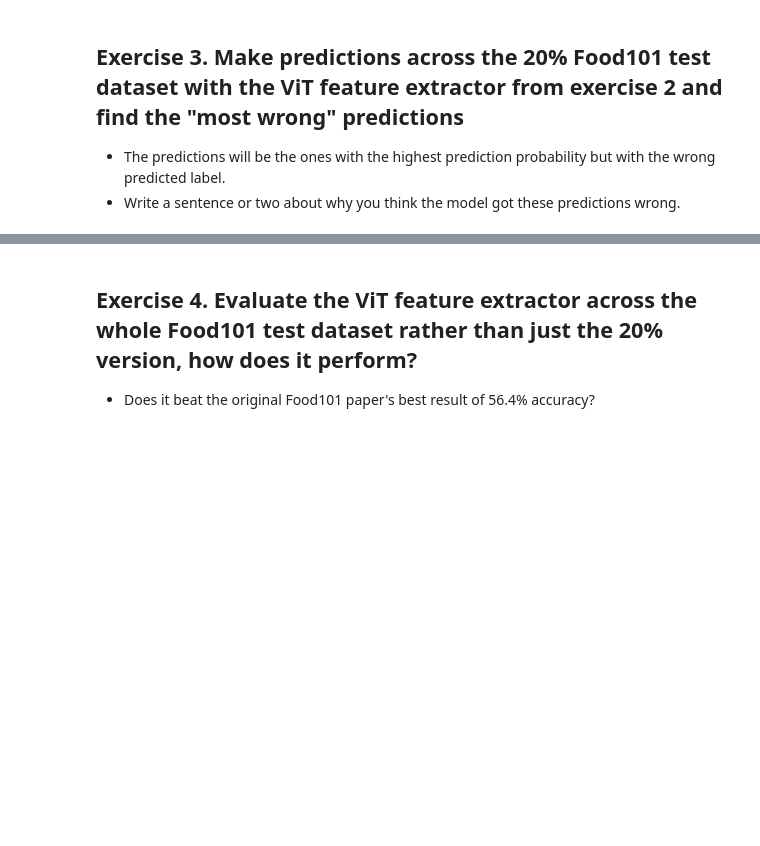
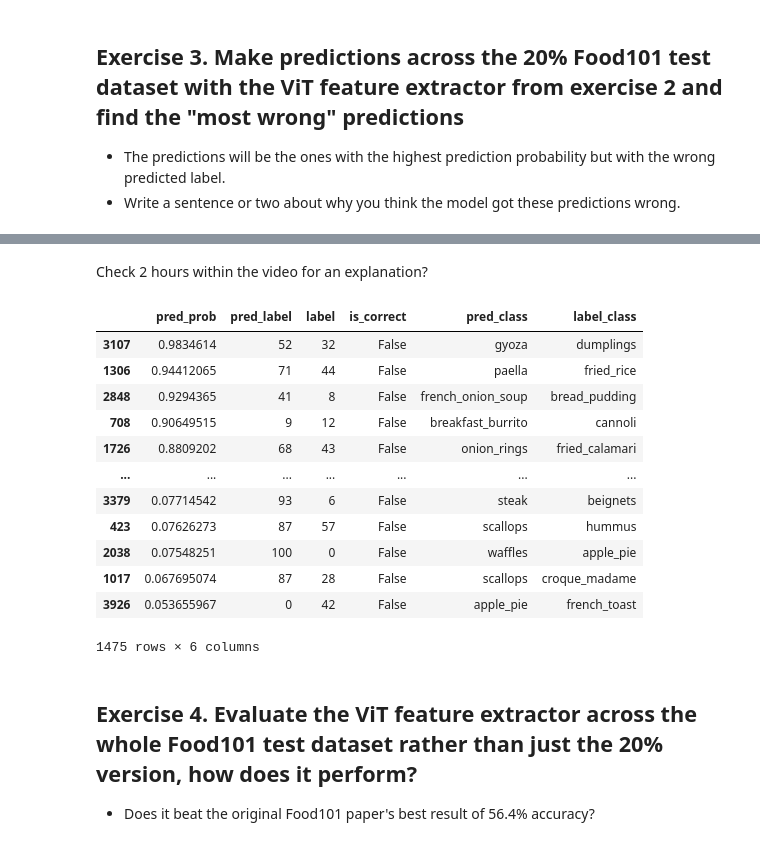
Before and after one commit to Datanerd97/PyTorch, a Jupyter notebook: extras/exercises/09_pytorch_model_deployment_exercises.ipynb, the cells around one changed output, grey strips where cells are left out. Cells and saved outputs as stored; diff of their text form; code cells hidden in the pictures; blank space fills up the shorter version.

```diff
--- a/extras/exercises/09_pytorch_model_deployment_exercises.ipynb
+++ b/extras/exercises/09_pytorch_model_deployment_exercises.ipynb
@@ -336,0 +552,10 @@ TypeError: list indices must be integers or slices, not str
+# %%
+# Create training 20% split of Food101
+train_data_food101_20_percent, _ = split_dataset(dataset=train_data,
+                                                 split_size=0.2)
+
+# Create testing 20% split of Food101
+test_data_food101_20_percent, _ = split_dataset(dataset=test_data,
+                                                split_size=0.2)
+
+len(train_data_food101_20_percent), len(test_data_food101_20_percent)
@@ -336,0 +566,20 @@ TypeError: list indices must be integers or slices, not str
+# %%
+import os
+import torch
+
+BATCH_SIZE = 32
+NUM_WORKERS = 2  # this value is very experimental and will depend on the hardware you have available, Google Colab generally provides 2x CPUs
+
+# Create Food101 20 percent training DataLoader
+train_dataloader_food101_20_percent = torch.utils.data.DataLoader(train_data_food101_20_percent,
+                                                                  batch_size=BATCH_SIZE,
+                                                                  shuffle=True,
+                                                                  num_workers=NUM_WORKERS)
+# Create Food101 20 percent testing DataLoader
+test_dataloader_food101_20_percent = torch.utils.data.DataLoader(test_data_food101_20_percent,
+                                                                 batch_size=BATCH_SIZE,
+                                                                 shuffle=False,
+                                                                 num_workers=NUM_WORKERS)
+
+
+len(train_dataloader_food101_20_percent), len(test_dataloader_food101_20_percent)
@@ -344,0 +655,11 @@ TypeError: list indices must be integers or slices, not str
+# %%
+# Create DataFrame with various columns
+pred_df_20_percent = pd.DataFrame(vit_food101_pred_list)
+
+# Create A column for if the prediction is correct
+pred_df_20_percent["is_correct"] = pred_df_20_percent["pred_label"] == pred_df_20_percent["label"]
+
+# Create class names columns (e.g pred_label = 72 -> pred_class = "pancakes")
+pred_df_20_percent["pred_class"] = pred_df_20_percent["pred_label"].apply(lambda x: food101_class_names[x])
+pred_df_20_percent["label_class"] = pred_df_20_percent["label"].apply(lambda x: food101_class_names[x])
+pred_df_20_percent.head()
@@ -345,3 +673,22 @@ TypeError: list indices must be integers or slices, not str
+# %% [markdown]
+Check 2 hours within the video for an explanation?
+# %%
+# Get top ten samples that are "most wrong", e.g highest pred_prob but wrong predictions
+pred_df_20_percent[pred_df_20_percent['is_correct'] == False].sort_values('pred_prob',ascending = False)
+# %% [output]
+|  | pred_prob | pred_label | label | is_correct | pred_class | label_class |
+| 3107 | 0.9834614 | 52 | 32 | False | gyoza | dumplings |
+| 1306 | 0.94412065 | 71 | 44 | False | paella | fried_rice |
+| 2848 | 0.9294365 | 41 | 8 | False | french_onion_soup | bread_pudding |
+| 708 | 0.90649515 | 9 | 12 | False | breakfast_burrito | cannoli |
+| 1726 | 0.8809202 | 68 | 43 | False | onion_rings | fried_calamari |
+| ... | ... | ... | ... | ... | ... | ... |
+| 3379 | 0.07714542 | 93 | 6 | False | steak | beignets |
+| 423 | 0.07626273 | 87 | 57 | False | scallops | hummus |
+| 2038 | 0.07548251 | 100 | 0 | False | waffles | apple_pie |
+| 1017 | 0.067695074 | 87 | 28 | False | scallops | croque_madame |
+| 3926 | 0.053655967 | 0 | 42 | False | apple_pie | french_toast |
+1475 rows × 6 columns
 # %% [markdown]
 ## Exercise 4. Evaluate the ViT feature extractor across the whole Food101 test dataset rather than just the 20% version, how does it perform?
 * Does it beat the original Food101 paper's best result of 56.4% accuracy?
```
Also changed, not shown: parts of 37 cells of this notebook.
